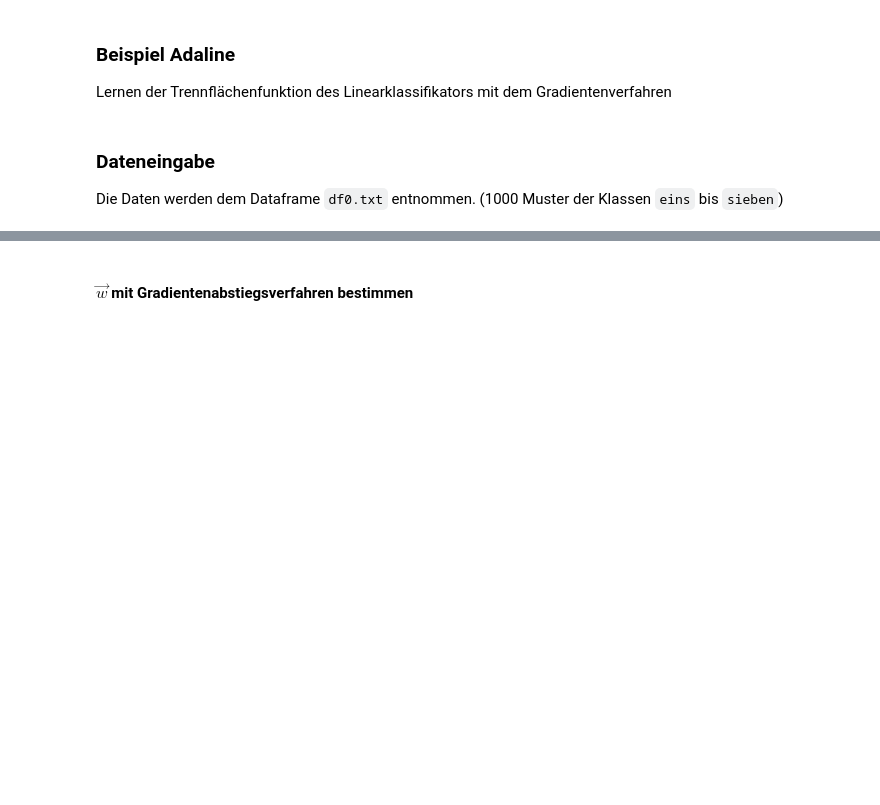
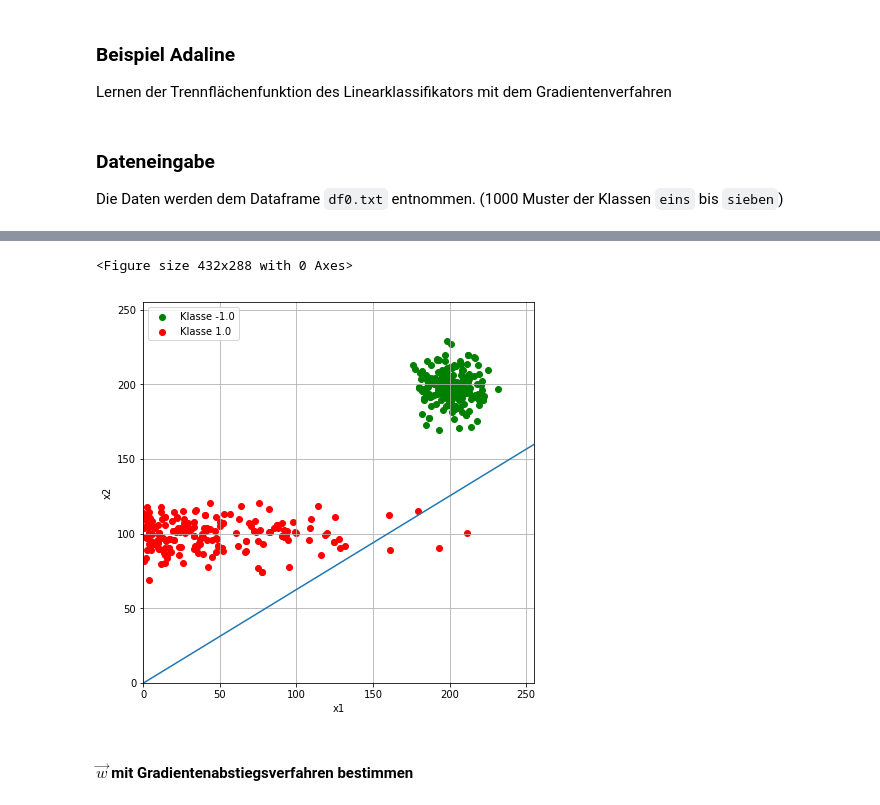
Before and after one commit to GFlach/LV_ME_repos, a Jupyter notebook: aktuell/klassifikator_aufgaben-a3.ipynb, the cells around one changed output, grey strips where cells are left out. Drawn from its saved outputs; the diff is of its cells as text; code cells hidden in the pictures; blank space fills up the shorter version.

```diff
--- a/aktuell/klassifikator_aufgaben-a3.ipynb
+++ b/aktuell/klassifikator_aufgaben-a3.ipynb
@@ -32,16 +36,19 @@ print('Klassen: ', kn)
 # %%
 # Auswahl der Klassen:
 # Auswahlklasse
-ka = kn[1]
+ka = kn[3]
 # Restklassen
-kr = kn[3],
+kr = kn[4],
 # Datenanzahl:
 anz = 200
 # %%
 X, y = sh.generate_train(df, anz, ka, kr)
 # %%
-w = np.array([-60, -0.01, 1])
+w = np.array([-0.30747907,  0.82647344, -1.31777939])
 sh.show_res(X, y, w)
+# %% [output]
+<Figure size 432x288 with 0 Axes>
+[figure, added]
 # %% [markdown]
 #### $\vec{w}$ mit Gradientenabstiegsverfahren bestimmen
 # %%
```
Also changed, not shown: parts of 12 cells of this notebook, 15 other files.
